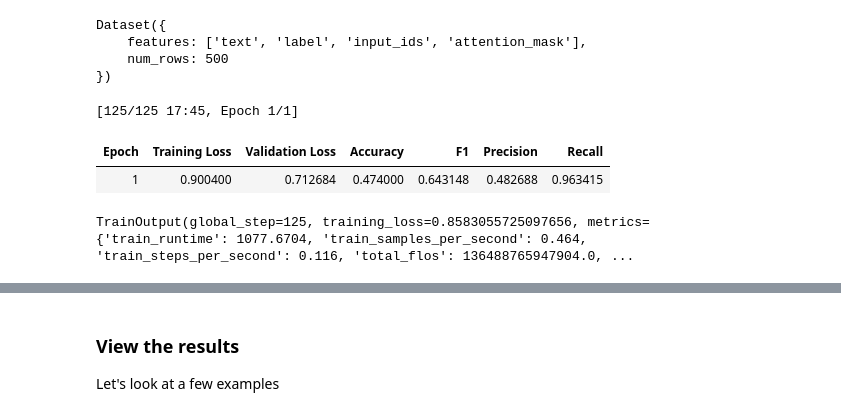
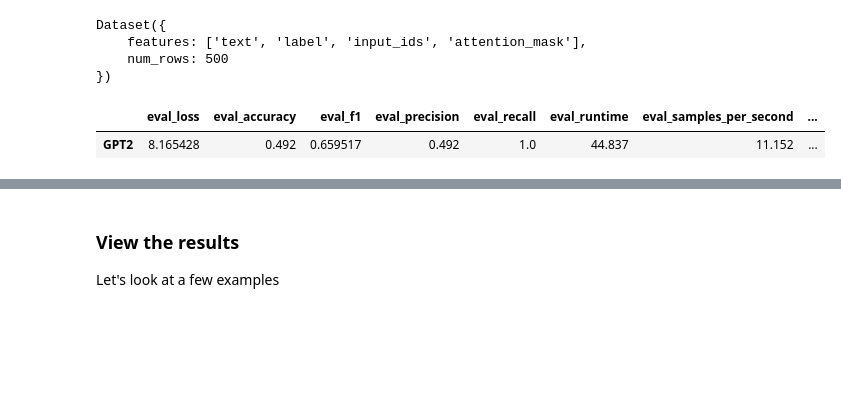
Before and after one commit to issaiass/ApplyLighweightFine-TunningToAFoundationModel, a Jupyter notebook: LightweightFineTuning.ipynb, the cells around one changed output, grey strips where cells are left out. Saved outputs shown, nothing was run; the diff lists cells and outputs as text; code cells hidden in the pictures; blank space fills up the shorter version.

Commit message:
fixed the foundation model evaluation and the peft inference

```diff
--- a/LightweightFineTuning.ipynb
+++ b/LightweightFineTuning.ipynb
@@ -154,35 +154,36 @@ def compute_metrics(eval_pred):
     return metric.compute(predictions=predictions, references=labels)
 
 # training arguments
 training_args = TrainingArguments(
     output_dir="./foundation-model-results",
     evaluation_strategy="epoch",
     learning_rate=2e-3,
     per_device_train_batch_size=4,
     per_device_eval_batch_size=4,
     num_train_epochs=1,
     weight_decay=0.01,
     logging_dir='logs',
     save_strategy='epoch',
     load_best_model_at_end=True,
     logging_steps=100,
     warmup_ratio=0.1
 )
 
 # perform training
 trainer = Trainer(
     model=model,
     args=training_args,
     train_dataset=tokenized_dataset["train"],
     eval_dataset=tokenized_dataset["test"],
     tokenizer=tokenizer,
     data_collator=data_collator,
     compute_metrics=compute_metrics
 )
 
-trainer.train()
+# evaluate foundation model
+foundation_model_evaluation = trainer.evaluate()
+foundation_df = pd.DataFrame([foundation_model_evaluation], index=['GPT2'])
+foundation_df
 # %% [output]
-[125/125 17:45, Epoch 1/1]
-| Epoch | Training Loss | Validation Loss | Accuracy | F1 | Precision | Recall |
-| 1 | 0.900400 | 0.712684 | 0.474000 | 0.643148 | 0.482688 | 0.963415 |
+|  | eval_loss | eval_accuracy | eval_f1 | eval_precision | eval_recall | eval_runtime | eval_samples_per_second | ... |
+| GPT2 | 8.165428 | 0.492 | 0.659517 | 0.492 | 1.0 | 44.837 | 11.152 | ... |
-TrainOutput(global_step=125, training_loss=0.8583055725097656, metrics={'train_runtime': 1077.6704, 'train_samples_per_second': 0.464, 'train_steps_per_second': 0.116, 'total_flos': 136488765947904.0, ...
```
Also changed, not shown: parts of 7 cells of this notebook, 2 other files.
